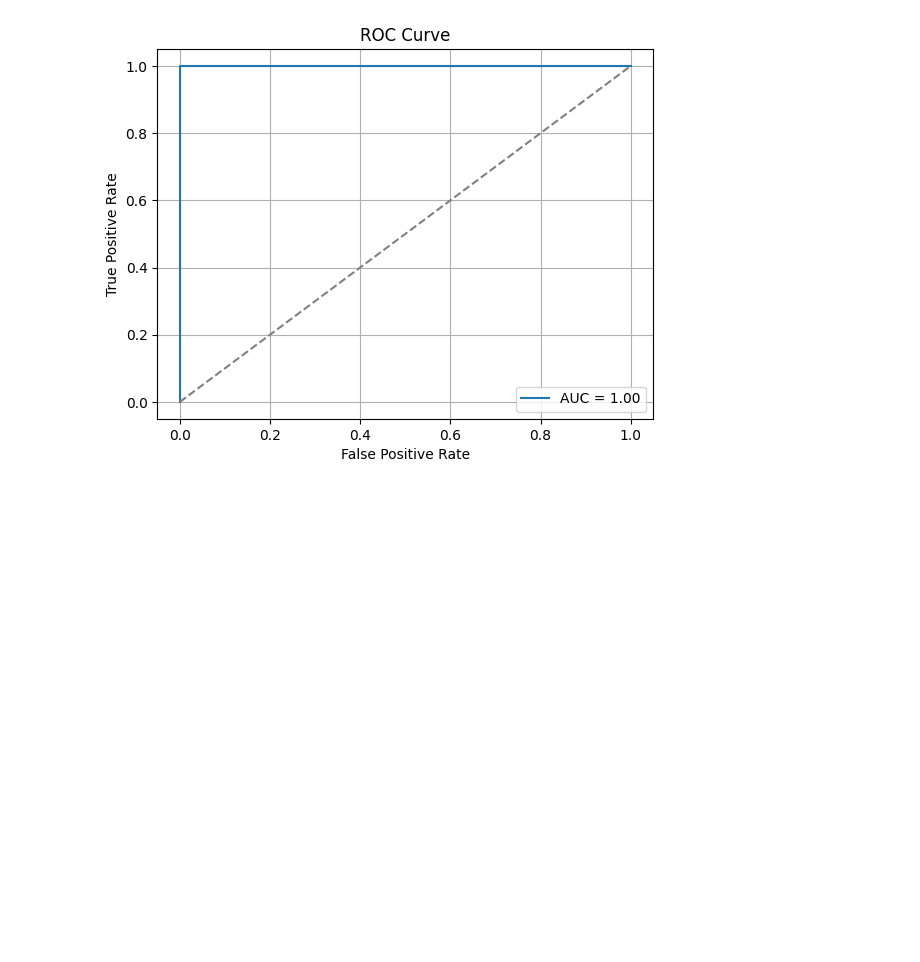
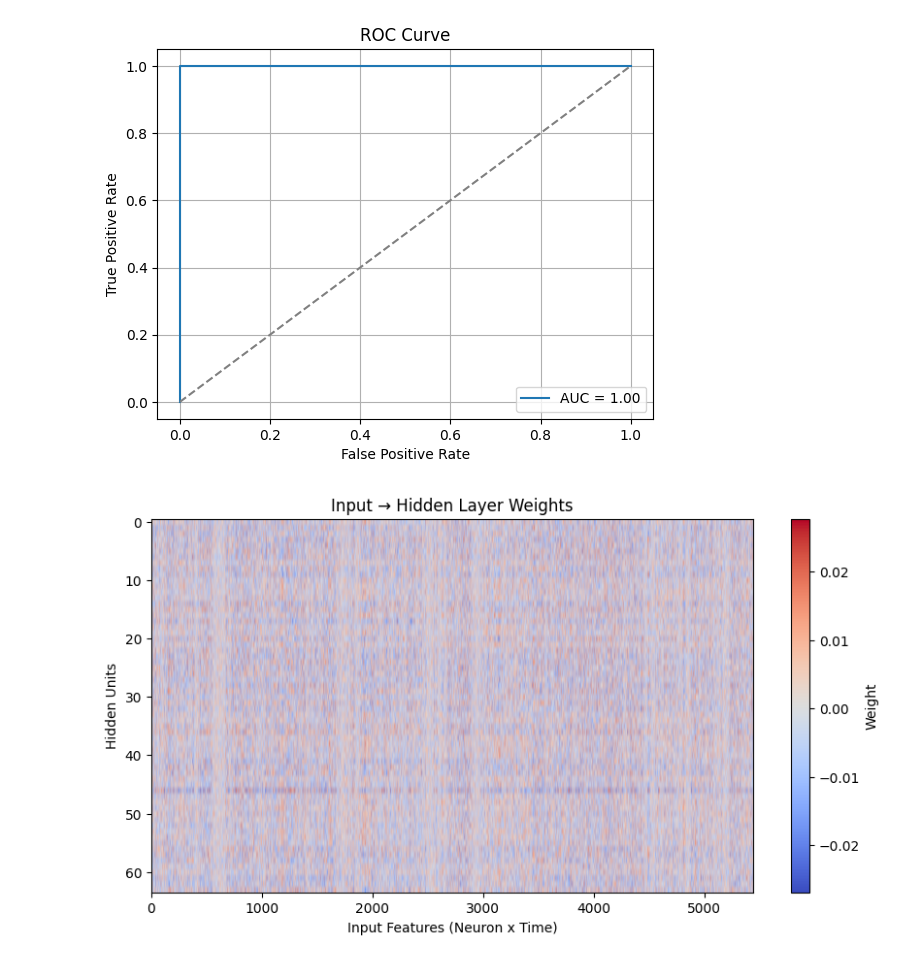
Before and after one commit to ddraedd/Decoding-Motor-Intention-from-Neural-Signals-Using-a-Simple-Neural-Network, a Jupyter notebook: MT_S1_from_Processed.ipynb, the cells around one changed output. Saved outputs shown, nothing was run; the diff lists cells and outputs as text; code cells hidden in the pictures; blank space fills up the shorter version.

```diff
--- a/MT_S1_from_Processed.ipynb
+++ b/MT_S1_from_Processed.ipynb
@@ -207,3 +207,18 @@ plt.grid(True)
 plt.show()
 # %% [output]
 [figure]
+# %%
+# For a PyTorch model with:
+# model.model[0] = Linear(input_dim, hidden_dim)
+
+weights = model.model[0].weight.detach().numpy()  # shape: (hidden_dim, input_dim)
+
+plt.figure(figsize=(10, 5))
+plt.imshow(weights, aspect='auto', cmap='coolwarm')
+plt.colorbar(label="Weight")
+plt.title("Input → Hidden Layer Weights")
+plt.xlabel("Input Features (Neuron x Time)")
+plt.ylabel("Hidden Units")
+plt.show()
+# %% [output]
+[figure, added]
```
